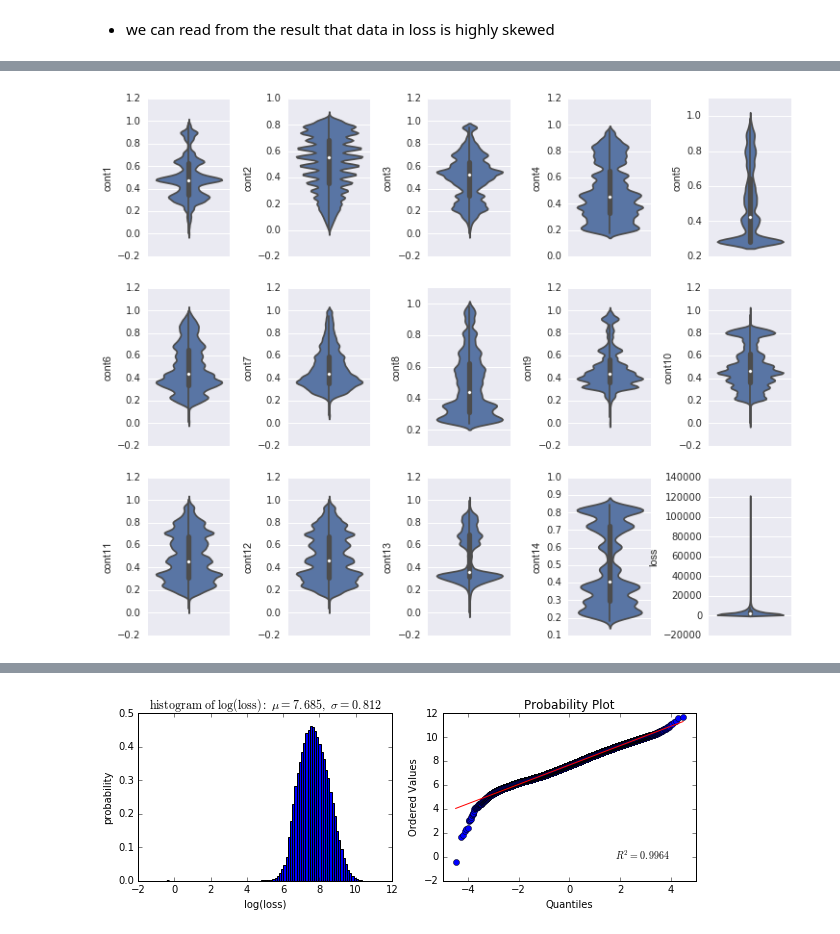
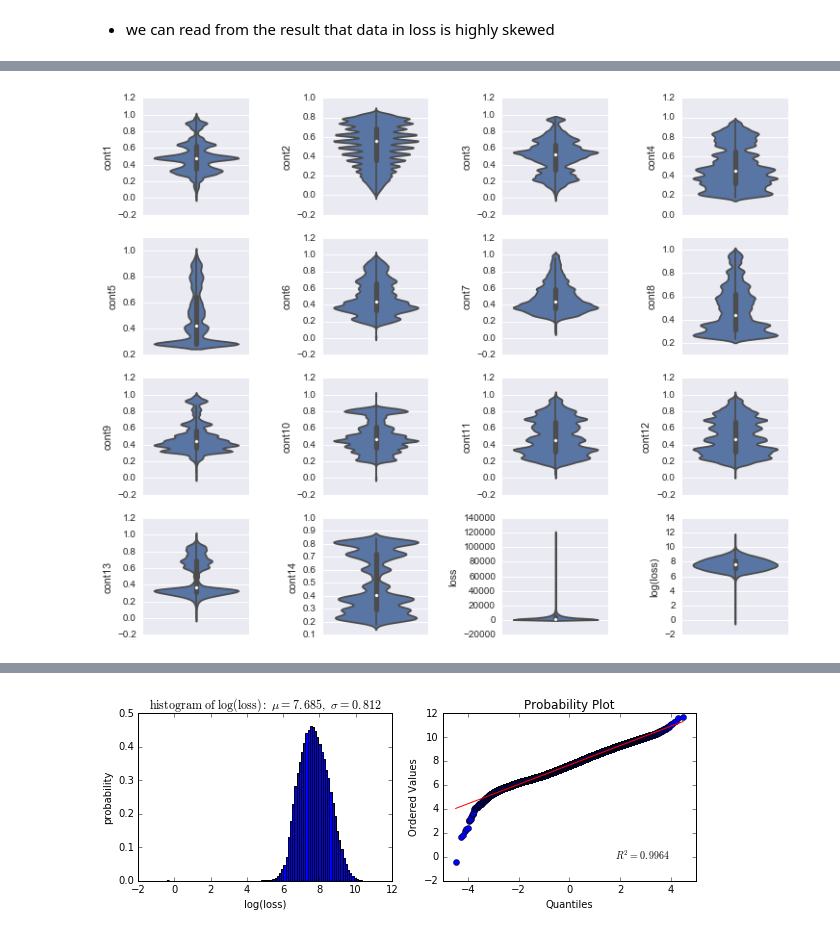
Before and after one commit to yanyang729/652_final_project_kaggle_allstate, a Jupyter notebook: kaggle.ipynb, the cells around one changed output, grey strips where cells are left out. Saved outputs shown, nothing was run; the diff lists cells and outputs as text; code cells hidden in the pictures.

```diff
--- a/kaggle.ipynb
+++ b/kaggle.ipynb
@@ -18,8 +18,8 @@ pd.set_option('display.max_columns',None) #display all columns
 %matplotlib inline
 # %%
 #read the data
-train = pd.read_csv("C:\\Users\\amyhu\\Google Drive\\652\\project\\train.csv\\train.csv")
-test = pd.read_csv("C:\\Users\\amyhu\\Google Drive\\652\\project\\test.csv\\test.csv")
+train = pd.read_csv("train.csv")
+test = pd.read_csv("test.csv")
 # %%
 #Check the null value in train data
 print("Number of missing values in train:",train.isnull().sum().sum())
@@ -79,13 +79,15 @@ train.describe()
 | max | 587633.000000 | 0.984975 | 0.862654 | 0.944251 | 0.954297 | 0.983674 | 0.997162 | 1.000000 | 0.980200 | 0.995400 | 0.994980 | ... |
 # %%
 # draw the seaborn.violinplot
+train['log(loss)'] = np.log(train['loss'])
 violin_data = pd.concat((train[num_features],train['loss']),axis=1)
+violin_data = pd.concat((violin_data,train['log(loss)']),axis=1)
 names = violin_data.columns
 
-fig_num,ax=plt.subplots(nrows=3,ncols=5,figsize=(12,10))
+fig_num,ax=plt.subplots(nrows=4,ncols=4,figsize=(12,10))
 plt.subplots_adjust(wspace=0.7)
-for row in range(3):
-    for col in range(5):
-        sns.violinplot(y=names[row*5+col],data = violin_data,ax=ax[row,col])
+for row in range(4):
+    for col in range(4):
+        sns.violinplot(y=names[row*4+col],data = violin_data,ax=ax[row,col])
 # %% [output]
-[figure, old version]
+[figure, new version]
```
Also changed, not shown: parts of 4 cells of this notebook.
